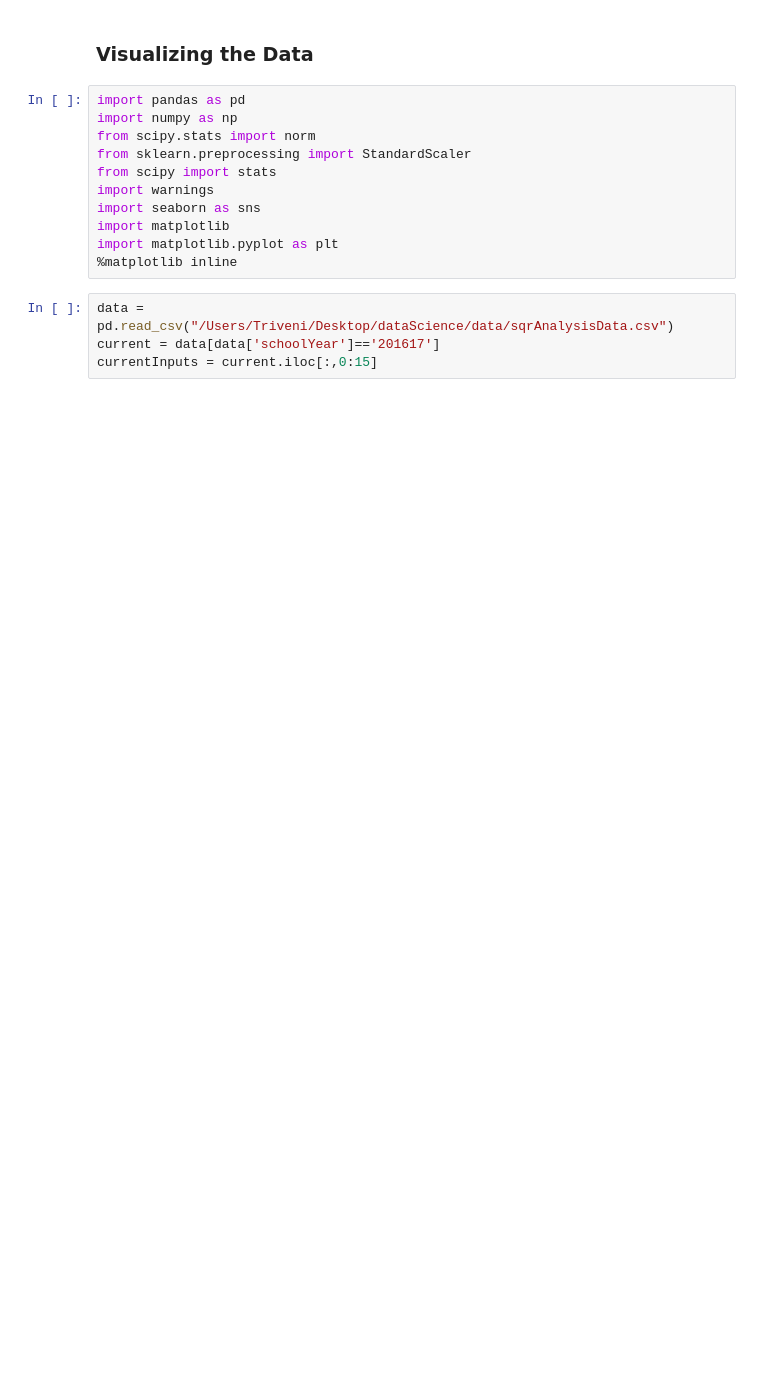
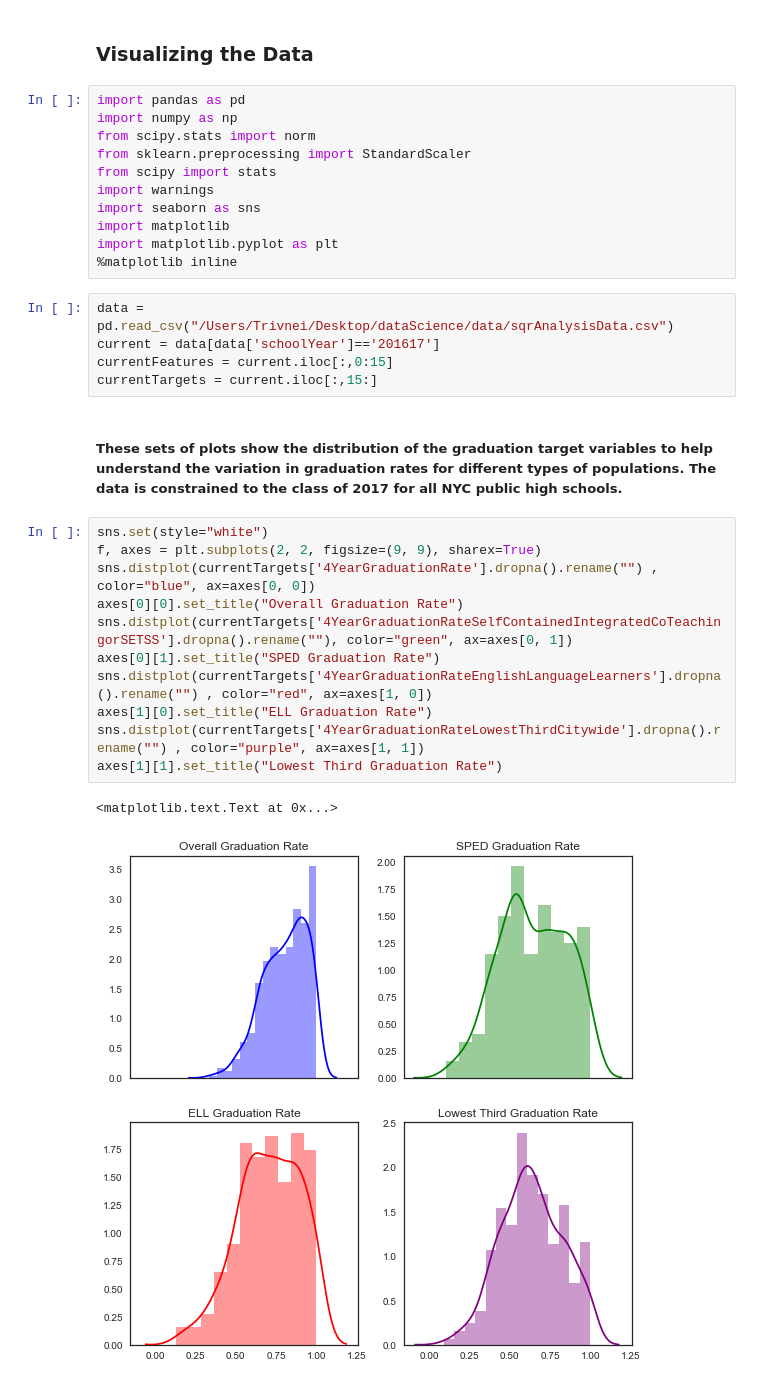
Before and after one commit to trivenigandhi/dataScience, a Jupyter notebook: NYC Education Analyses/Initial_Data_Visualizations.ipynb, the cells around one changed output. Saved outputs shown, nothing was run; the diff lists cells and outputs as text; blank space fills up the shorter version.

```diff
--- a/NYC Education Analyses/Initial_Data_Visualizations.ipynb
+++ b/NYC Education Analyses/Initial_Data_Visualizations.ipynb
@@ -12,6 +12,23 @@ import matplotlib
 import matplotlib.pyplot as plt
 %matplotlib inline
 # %%
-data = pd.read_csv("/Users/Triveni/Desktop/dataScience/data/sqrAnalysisData.csv")
+data = pd.read_csv("/Users/Trivnei/Desktop/dataScience/data/sqrAnalysisData.csv")
 current = data[data['schoolYear']=='201617']
-currentInputs = current.iloc[:,0:15]
+currentFeatures = current.iloc[:,0:15]
+currentTargets = current.iloc[:,15:]
+# %% [markdown]
+##### These sets of plots show the distribution of the graduation target variables to help understand the variation in graduation rates for different types of populations. The data is constrained to the class of 2017 for all NYC public high schools.
+# %%
+sns.set(style="white")
+f, axes = plt.subplots(2, 2, figsize=(9, 9), sharex=True)
+sns.distplot(currentTargets['4YearGraduationRate'].dropna().rename("") , color="blue", ax=axes[0, 0])
+axes[0][0].set_title("Overall Graduation Rate")
+sns.distplot(currentTargets['4YearGraduationRateSelfContainedIntegratedCoTeachingorSETSS'].dropna().rename(""), color="green", ax=axes[0, 1])
+axes[0][1].set_title("SPED Graduation Rate")
+sns.distplot(currentTargets['4YearGraduationRateEnglishLanguageLearners'].dropna().rename("") , color="red", ax=axes[1, 0])
+axes[1][0].set_title("ELL Graduation Rate")
+sns.distplot(currentTargets['4YearGraduationRateLowestThirdCitywide'].dropna().rename("") , color="purple", ax=axes[1, 1])
+axes[1][1].set_title("Lowest Third Graduation Rate")
+# %% [output]
+<matplotlib.text.Text at 0x...>
+[figure, added]
```
Also changed, not shown: parts of 4 cells of this notebook, 1 other file.
